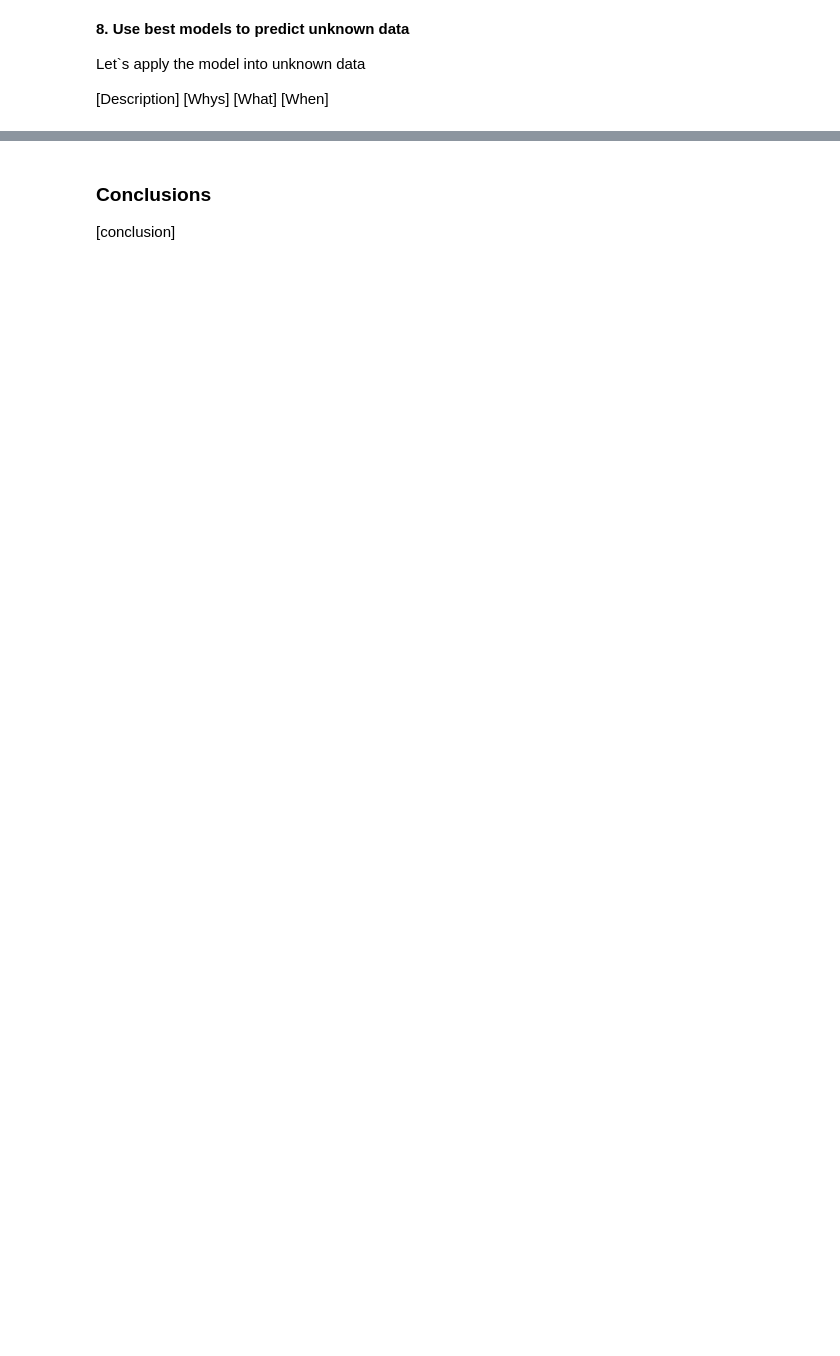
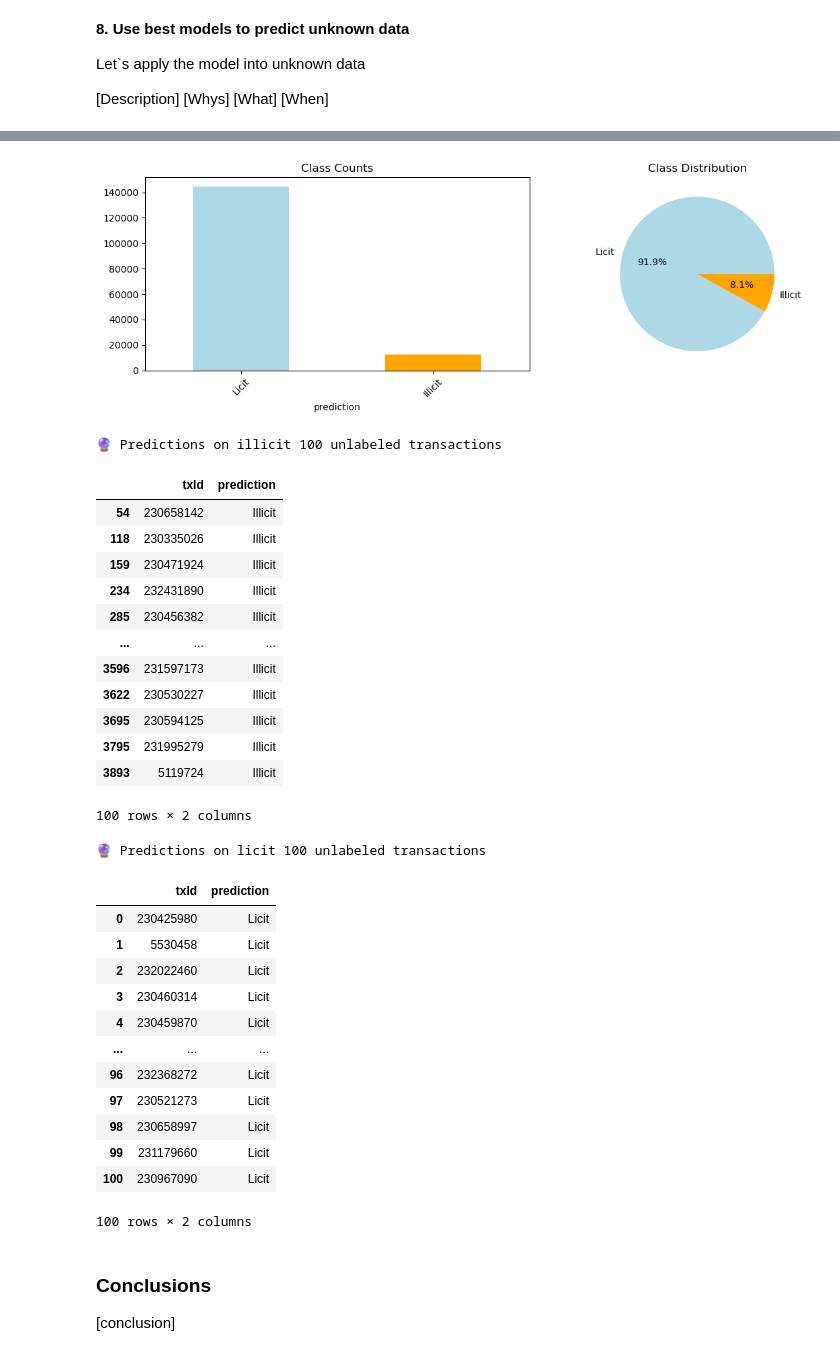
Before and after one commit to zzaia/zzaia-mvp-kyt-pos, a Jupyter notebook: mvp-kyt-sup-main.ipynb, the cells around one changed output, grey strips where cells are left out. Cells and saved outputs as stored; diff of their text form; code cells hidden in the pictures; blank space fills up the shorter version.

```diff
--- a/mvp-kyt-sup-main.ipynb
+++ b/mvp-kyt-sup-main.ipynb
@@ -676,3 +659,71 @@ AttributeError: This 'Pipeline' has no attribute 'predict_proba'
+# %%
+# Apply best model to unlabeled data
+n_predictions = 10  # PARAMETER: Number of predictions to display
+best_model_name = test_results[0][0]
+best_model = next(model for name, model in optimized_models if name == best_model_name)
+X_unlabeled = df_unlabeled.drop(['class', 'txId'], axis=1)
+predictions = best_model.predict(X_unlabeled)
+df_prediction = pd.Series(predictions, name="prediction")
+df_final = pd.concat([df_unlabeled[['txId']], df_prediction], axis=1)
+df_final = df_final.applymap(lambda x: 'Illicit' if x == '1' else 'Licit' if x == '2' else x)
+
+# Analyze prediction distribution
+class_counts = df_final['prediction'].value_counts()
+labeled_only = class_counts[class_counts.index != 'unknown']
+imbalance_ratio = labeled_only.max() / labeled_only.min() if len(labeled_only) >= 2 else 1.0
+
+# Plot distribution
+fig, (ax1, ax2) = plt.subplots(1, 2, figsize=(12, 4))
+class_counts.plot(kind='bar', ax=ax1, color=['lightblue', 'orange', 'lightcoral'])
+ax1.set_title('Class Counts')
+ax1.tick_params(axis='x', rotation=45)
+class_counts.plot(kind='pie', ax=ax2, autopct='%1.1f%%', colors=['lightblue', 'orange', 'lightcoral'])
+ax2.set_title('Class Distribution')
+ax2.set_ylabel('')
+plt.tight_layout()
+plt.show()
+
+# Get all illicit transactions
+illicit_selector = df_final['prediction'] == 'Illicit'
+X_unlabeled_illicit = df_final[illicit_selector].head(100)
+print(f"🔮 Predictions on illicit {len(X_unlabeled_illicit)} unlabeled transactions")
+display(X_unlabeled_illicit)
+
+# Get all licit transactions
+licit_selector = df_final['prediction'] == 'Licit'
+X_unlabeled_licit = df_final[licit_selector].head(100)
+print(f"🔮 Predictions on licit {len(X_unlabeled_licit)} unlabeled transactions")
+display(X_unlabeled_licit)
+# %% [output]
+[figure, added]
+🔮 Predictions on illicit 100 unlabeled transactions
+|  | txId | prediction |
+| 54 | 230658142 | Illicit |
+| 118 | 230335026 | Illicit |
+| 159 | 230471924 | Illicit |
+| 234 | 232431890 | Illicit |
+| 285 | 230456382 | Illicit |
+| ... | ... | ... |
+| 3596 | 231597173 | Illicit |
+| 3622 | 230530227 | Illicit |
+| 3695 | 230594125 | Illicit |
+| 3795 | 231995279 | Illicit |
+| 3893 | 5119724 | Illicit |
+100 rows × 2 columns
+🔮 Predictions on licit 100 unlabeled transactions
+|  | txId | prediction |
+| 0 | 230425980 | Licit |
+| 1 | 5530458 | Licit |
+| 2 | 232022460 | Licit |
+| 3 | 230460314 | Licit |
+| 4 | 230459870 | Licit |
+| ... | ... | ... |
+| 96 | 232368272 | Licit |
+| 97 | 230521273 | Licit |
+| 98 | 230658997 | Licit |
+| 99 | 231179660 | Licit |
+| 100 | 230967090 | Licit |
+100 rows × 2 columns
 # %% [markdown]
 ### Conclusions
 
```
Also changed, not shown: parts of 6 cells of this notebook.
